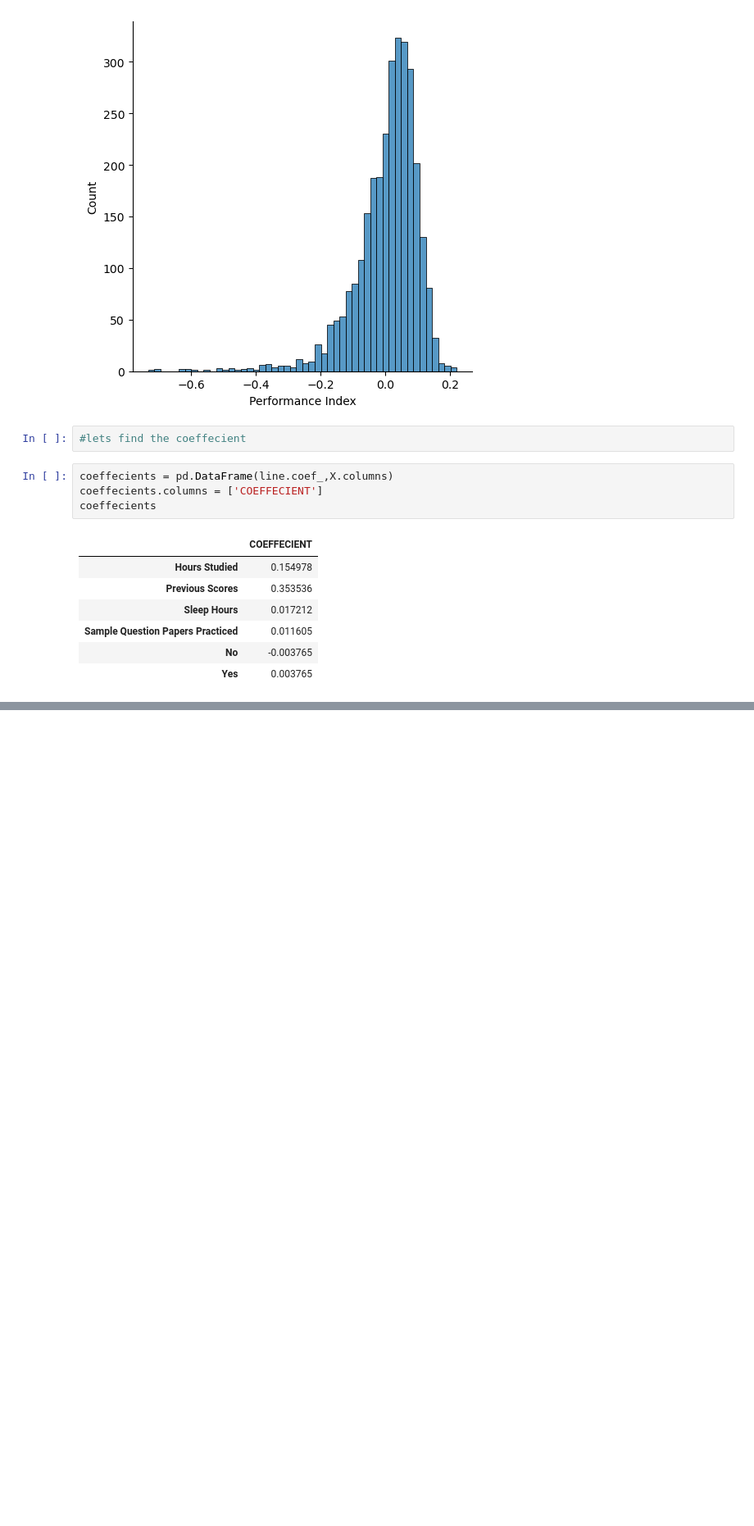
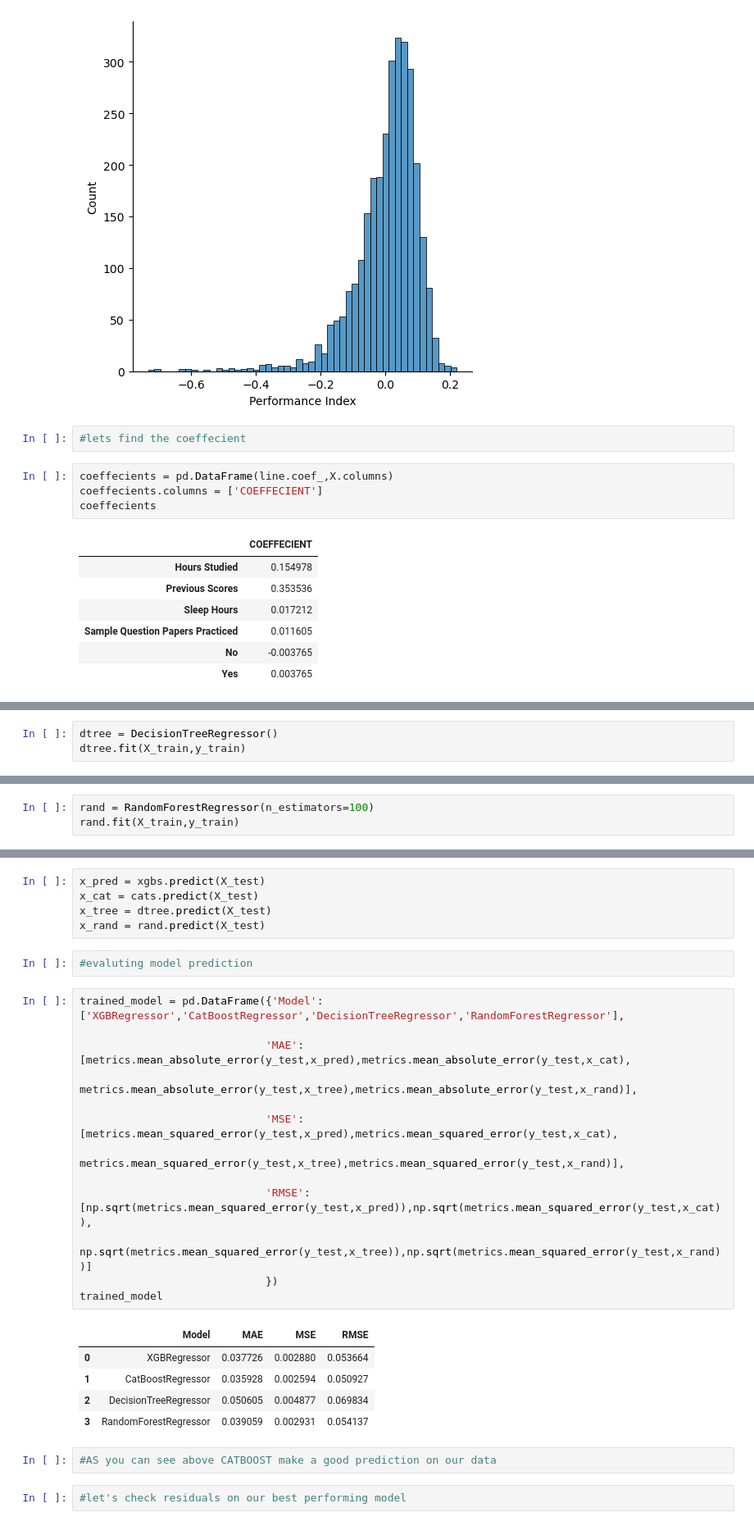
Before and after one commit to life-agrees/student_perfomance_using_Linear_Regression-, a Jupyter notebook: Student_peformance_linearRegression.ipynb, the cells around one changed output, grey strips where cells are left out. Shown at 82% size. Cells and saved outputs as stored; diff of their text form; blank space fills up the shorter version.

```diff
--- a/Student_peformance_linearRegression.ipynb
+++ b/Student_peformance_linearRegression.ipynb
@@ -339,0 +386,3 @@ coeffecients
+# %%
+dtree = DecisionTreeRegressor()
+dtree.fit(X_train,y_train)
@@ -339,0 +391,3 @@ coeffecients
+# %%
+rand = RandomForestRegressor(n_estimators=100)
+rand.fit(X_train,y_train)
@@ -339,0 +411,30 @@ coeffecients
+# %%
+x_pred = xgbs.predict(X_test)
+x_cat = cats.predict(X_test)
+x_tree = dtree.predict(X_test)
+x_rand = rand.predict(X_test)
+# %%
+#evaluting model prediction
+# %%
+trained_model = pd.DataFrame({'Model':['XGBRegressor','CatBoostRegressor','DecisionTreeRegressor','RandomForestRegressor'],
+
+                             'MAE':[metrics.mean_absolute_error(y_test,x_pred),metrics.mean_absolute_error(y_test,x_cat),
+                                    metrics.mean_absolute_error(y_test,x_tree),metrics.mean_absolute_error(y_test,x_rand)],
+
+                             'MSE':[metrics.mean_squared_error(y_test,x_pred),metrics.mean_squared_error(y_test,x_cat),
+                                   metrics.mean_squared_error(y_test,x_tree),metrics.mean_squared_error(y_test,x_rand)],
+
+                             'RMSE':[np.sqrt(metrics.mean_squared_error(y_test,x_pred)),np.sqrt(metrics.mean_squared_error(y_test,x_cat)),
+                                    np.sqrt(metrics.mean_squared_error(y_test,x_tree)),np.sqrt(metrics.mean_squared_error(y_test,x_rand))]
+                             })
+trained_model
+# %% [output]
+|  | Model | MAE | MSE | RMSE |
+| 0 | XGBRegressor | 0.037726 | 0.002880 | 0.053664 |
+| 1 | CatBoostRegressor | 0.035928 | 0.002594 | 0.050927 |
+| 2 | DecisionTreeRegressor | 0.050605 | 0.004877 | 0.069834 |
+| 3 | RandomForestRegressor | 0.039059 | 0.002931 | 0.054137 |
+# %%
+#AS you can see above CATBOOST make a good prediction on our data
+# %%
+#let's check residuals on our best performing model
```
Also changed, not shown: parts of 12 cells of this notebook.
